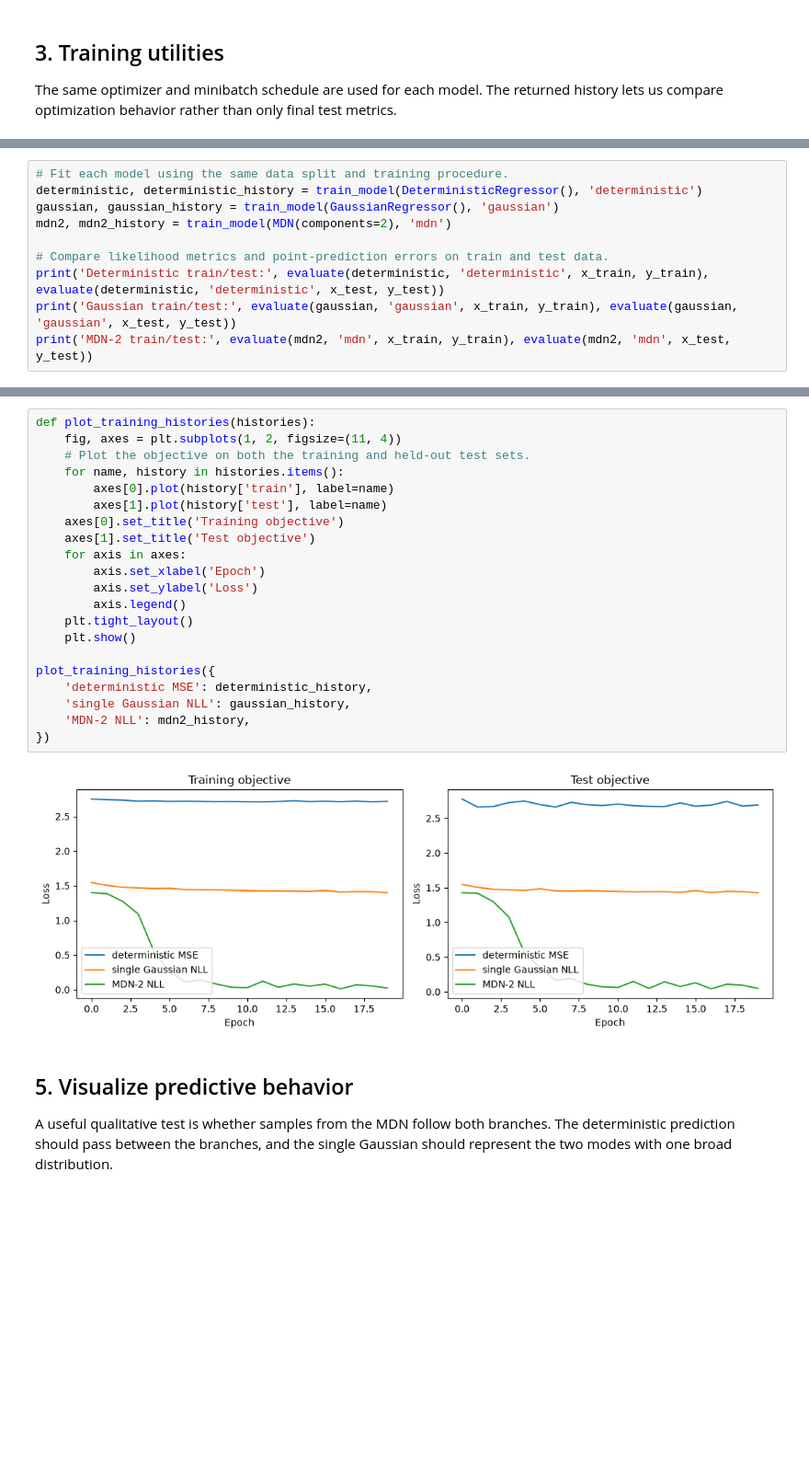
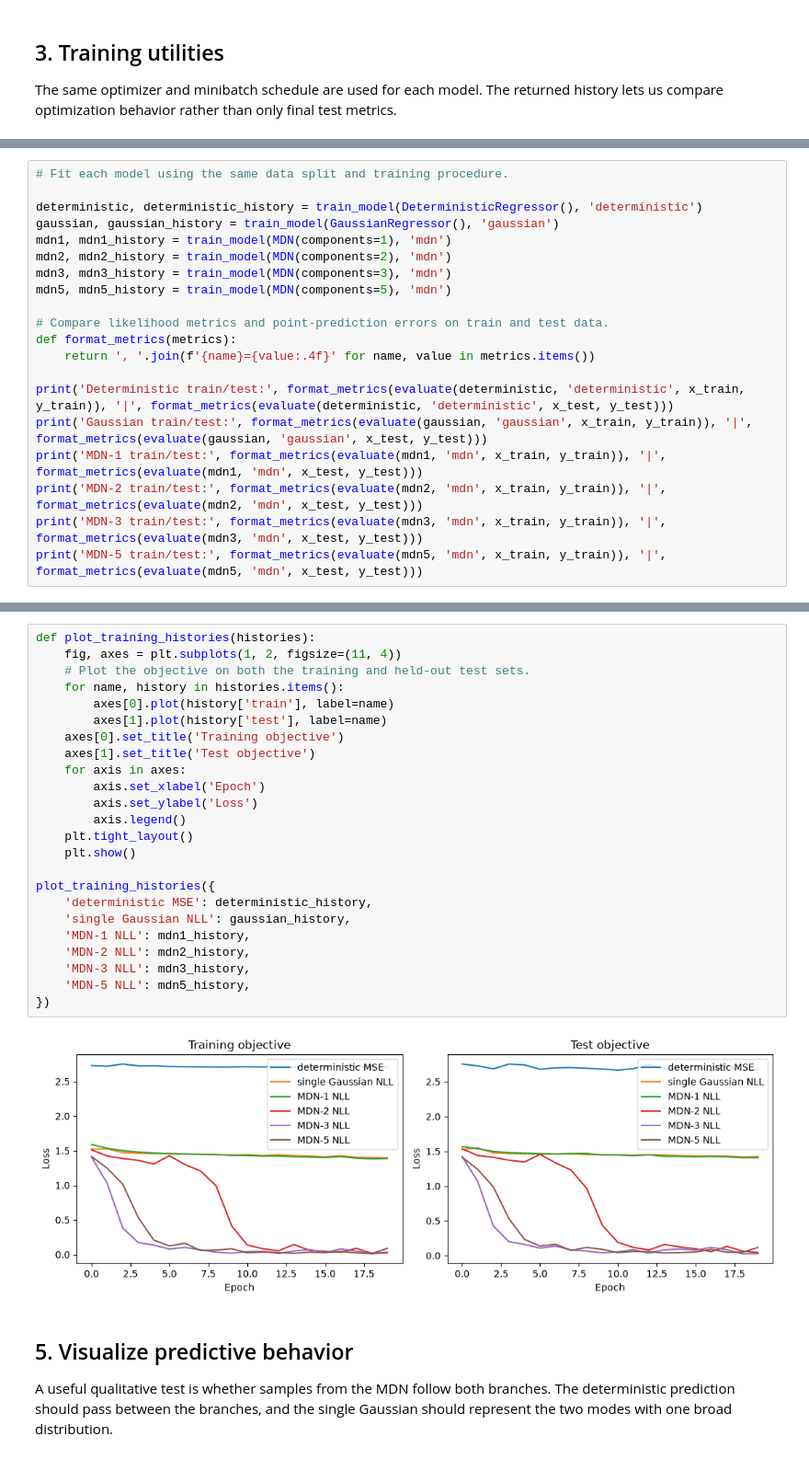
Before and after one commit to jvtricking/CS6956-MDN, a Jupyter notebook: mdn_2d_starter.ipynb, the cells around one changed output, grey strips where cells are left out. Shown at 92% size. Saved outputs shown, nothing was run; the diff lists cells and outputs as text; blank space fills up the shorter version.

```diff
--- a/mdn_2d_starter.ipynb
+++ b/mdn_2d_starter.ipynb
@@ -200,11 +203,21 @@ The deterministic loss is MSE, while the reported Gaussian and MDN losses are NL
 # %%
 # Fit each model using the same data split and training procedure.
+
 deterministic, deterministic_history = train_model(DeterministicRegressor(), 'deterministic')
 gaussian, gaussian_history = train_model(GaussianRegressor(), 'gaussian')
+mdn1, mdn1_history = train_model(MDN(components=1), 'mdn')
 mdn2, mdn2_history = train_model(MDN(components=2), 'mdn')
+mdn3, mdn3_history = train_model(MDN(components=3), 'mdn')
+mdn5, mdn5_history = train_model(MDN(components=5), 'mdn')
 
 # Compare likelihood metrics and point-prediction errors on train and test data.
-print('Deterministic train/test:', evaluate(deterministic, 'deterministic', x_train, y_train), evaluate(deterministic, 'deterministic', x_test, y_test))
-print('Gaussian train/test:', evaluate(gaussian, 'gaussian', x_train, y_train), evaluate(gaussian, 'gaussian', x_test, y_test))
-print('MDN-2 train/test:', evaluate(mdn2, 'mdn', x_train, y_train), evaluate(mdn2, 'mdn', x_test, y_test))
+def format_metrics(metrics):
+    return ', '.join(f'{name}={value:.4f}' for name, value in metrics.items())
+
+print('Deterministic train/test:', format_metrics(evaluate(deterministic, 'deterministic', x_train, y_train)), '|', format_metrics(evaluate(deterministic, 'deterministic', x_test, y_test)))
+print('Gaussian train/test:', format_metrics(evaluate(gaussian, 'gaussian', x_train, y_train)), '|', format_metrics(evaluate(gaussian, 'gaussian', x_test, y_test)))
+print('MDN-1 train/test:', format_metrics(evaluate(mdn1, 'mdn', x_train, y_train)), '|', format_metrics(evaluate(mdn1, 'mdn', x_test, y_test)))
+print('MDN-2 train/test:', format_metrics(evaluate(mdn2, 'mdn', x_train, y_train)), '|', format_metrics(evaluate(mdn2, 'mdn', x_test, y_test)))
+print('MDN-3 train/test:', format_metrics(evaluate(mdn3, 'mdn', x_train, y_train)), '|', format_metrics(evaluate(mdn3, 'mdn', x_test, y_test)))
+print('MDN-5 train/test:', format_metrics(evaluate(mdn5, 'mdn', x_train, y_train)), '|', format_metrics(evaluate(mdn5, 'mdn', x_test, y_test)))
 # %% [output]
@@ -214,26 +230,29 @@ MDN-2 train/test: {'nll': 0.023684175685048103, 'mse_mean': 2.7071664333343506}
 # %%
 def plot_training_histories(histories):
     fig, axes = plt.subplots(1, 2, figsize=(11, 4))
     # Plot the objective on both the training and held-out test sets.
     for name, history in histories.items():
         axes[0].plot(history['train'], label=name)
         axes[1].plot(history['test'], label=name)
     axes[0].set_title('Training objective')
     axes[1].set_title('Test objective')
     for axis in axes:
         axis.set_xlabel('Epoch')
         axis.set_ylabel('Loss')
         axis.legend()
     plt.tight_layout()
     plt.show()
 
 plot_training_histories({
     'deterministic MSE': deterministic_history,
     'single Gaussian NLL': gaussian_history,
+    'MDN-1 NLL': mdn1_history,
     'MDN-2 NLL': mdn2_history,
+    'MDN-3 NLL': mdn3_history,
+    'MDN-5 NLL': mdn5_history,
 })
 # %% [output]
-[figure, old version]
+[figure, new version]
 # %% [markdown]
 ## 5. Visualize predictive behavior
 
```
Also changed, not shown: parts of 5 cells of this notebook.
